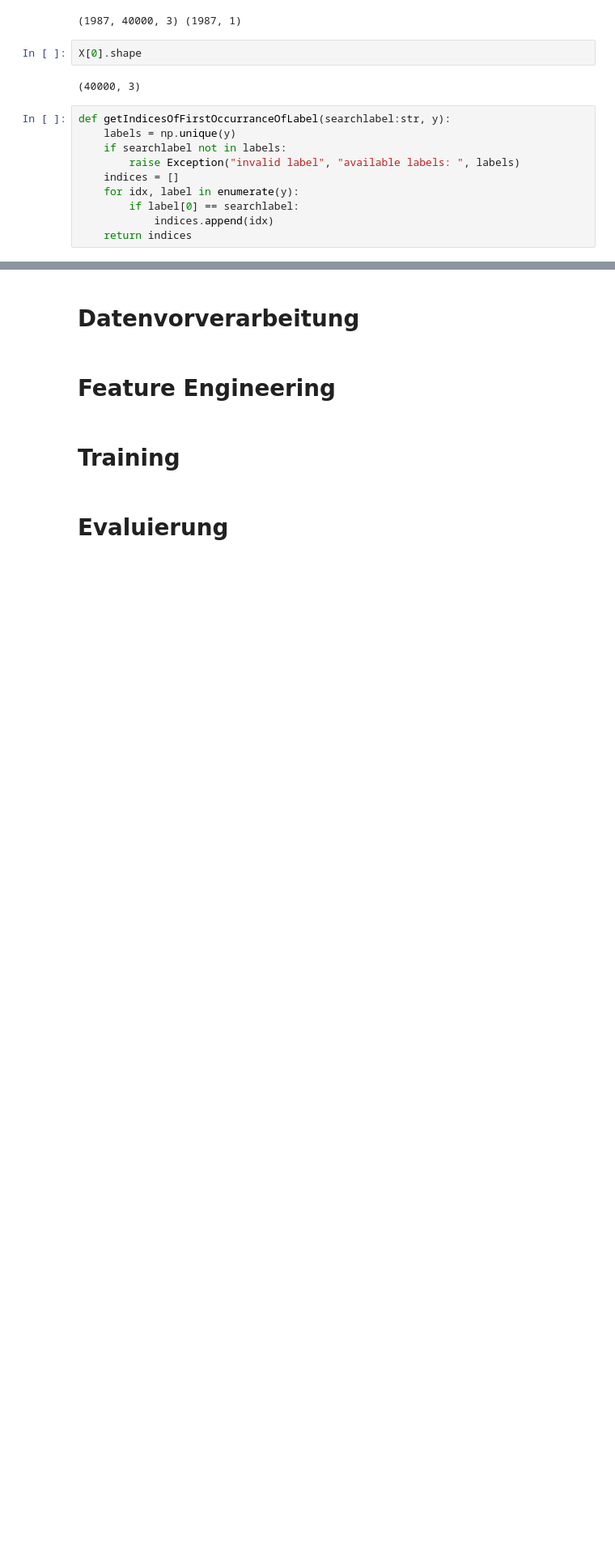
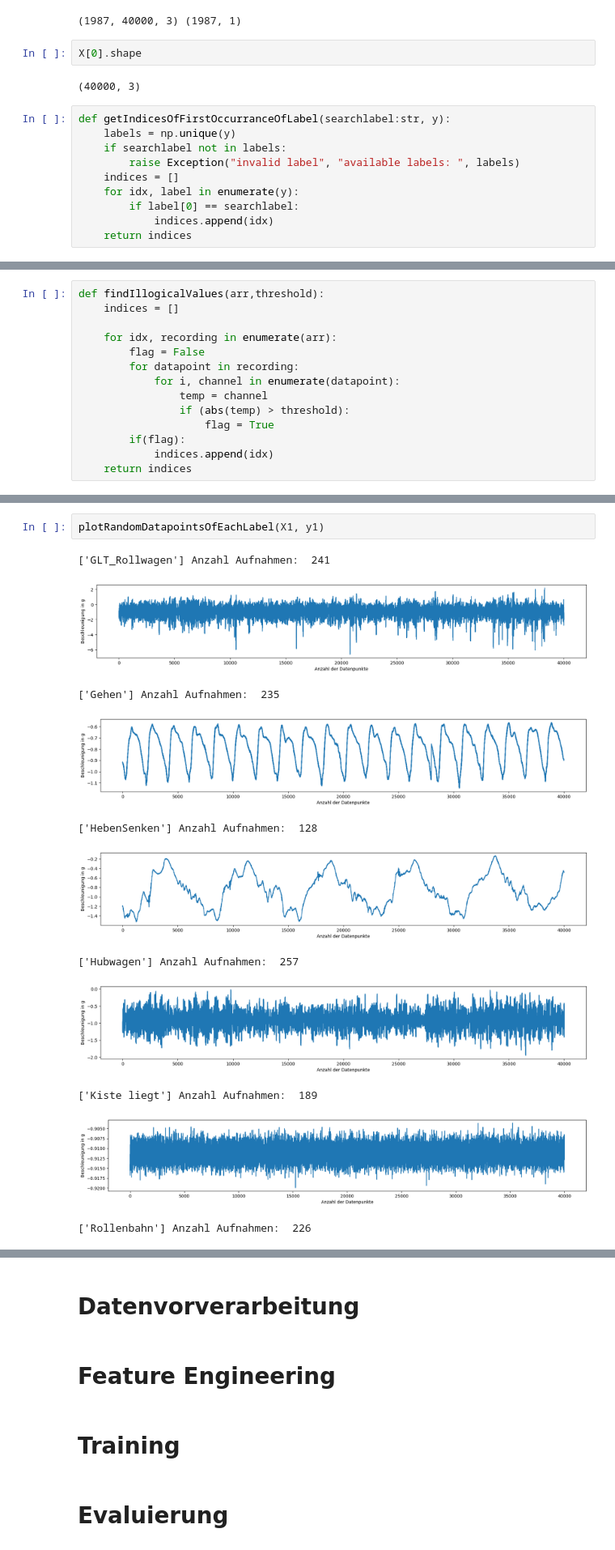
Before and after one commit to WittmannJ/aiot4logistics, a Jupyter notebook: notebooks/first.ipynb, the cells around one changed output, grey strips where cells are left out. Shown at 81% size. Cells and saved outputs as stored; diff of their text form; blank space fills up the shorter version.

```diff
--- a/notebooks/first.ipynb
+++ b/notebooks/first.ipynb
@@ -124,0 +214,14 @@ plt.show()
+# %%
+def findIllogicalValues(arr,threshold):
+    indices = []
+
+    for idx, recording in enumerate(arr):
+        flag = False
+        for datapoint in recording:
+            for i, channel in enumerate(datapoint):
+                temp = channel
+                if (abs(temp) > threshold):
+                    flag = True
+        if(flag):
+            indices.append(idx)
+    return indices
@@ -124,0 +249,14 @@ plt.show()
+# %%
+plotRandomDatapointsOfEachLabel(X1, y1)
+# %% [output]
+['GLT_Rollwagen'] Anzahl Aufnahmen:  241
+[figure, added]
+['Gehen'] Anzahl Aufnahmen:  235
+[figure, added]
+['HebenSenken'] Anzahl Aufnahmen:  128
+[figure, added]
+['Hubwagen'] Anzahl Aufnahmen:  257
+[figure, added]
+['Kiste liegt'] Anzahl Aufnahmen:  189
+[figure, added]
+['Rollenbahn'] Anzahl Aufnahmen:  226
```
Also changed, not shown: parts of 36 cells of this notebook, 1 other file.
